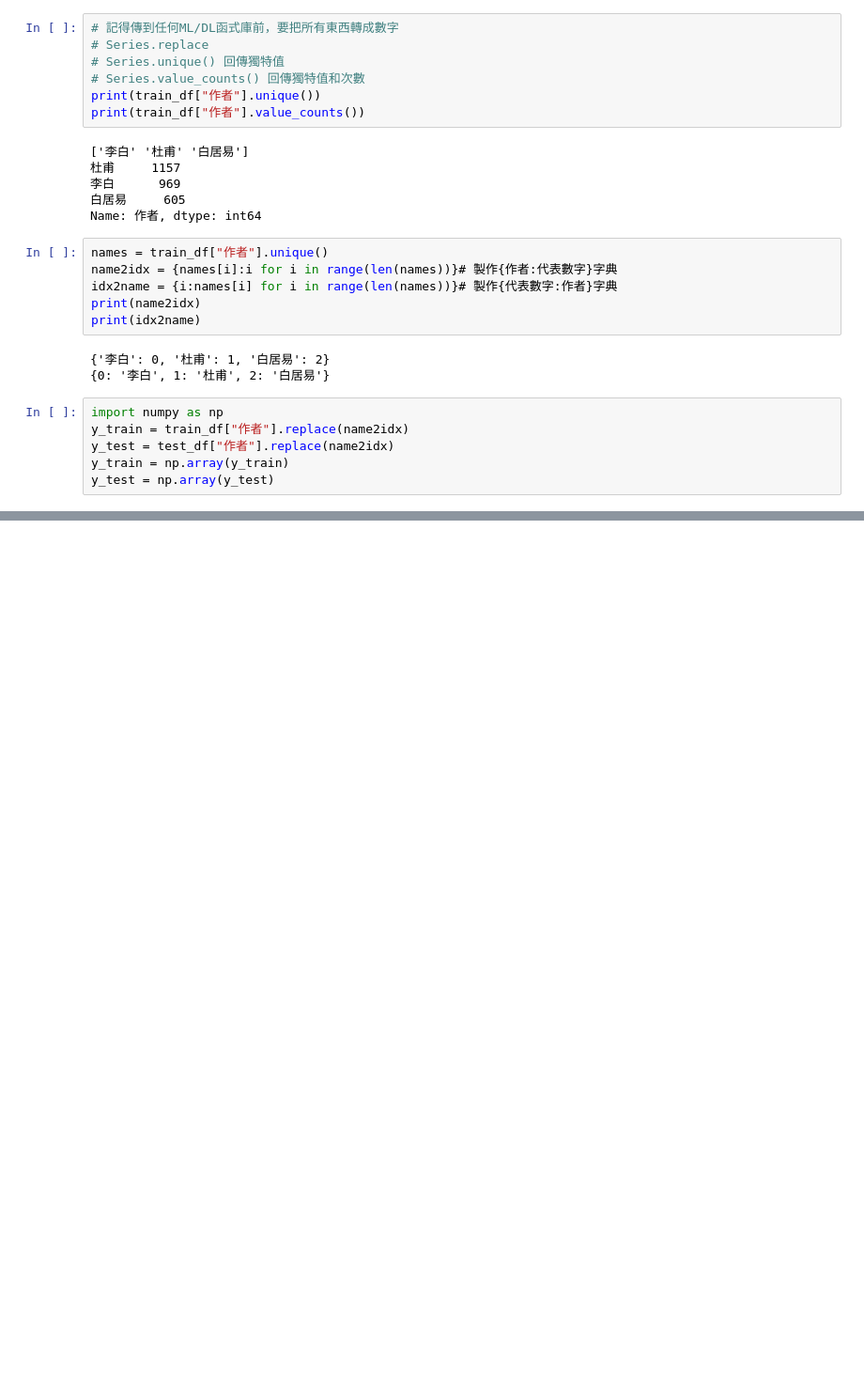
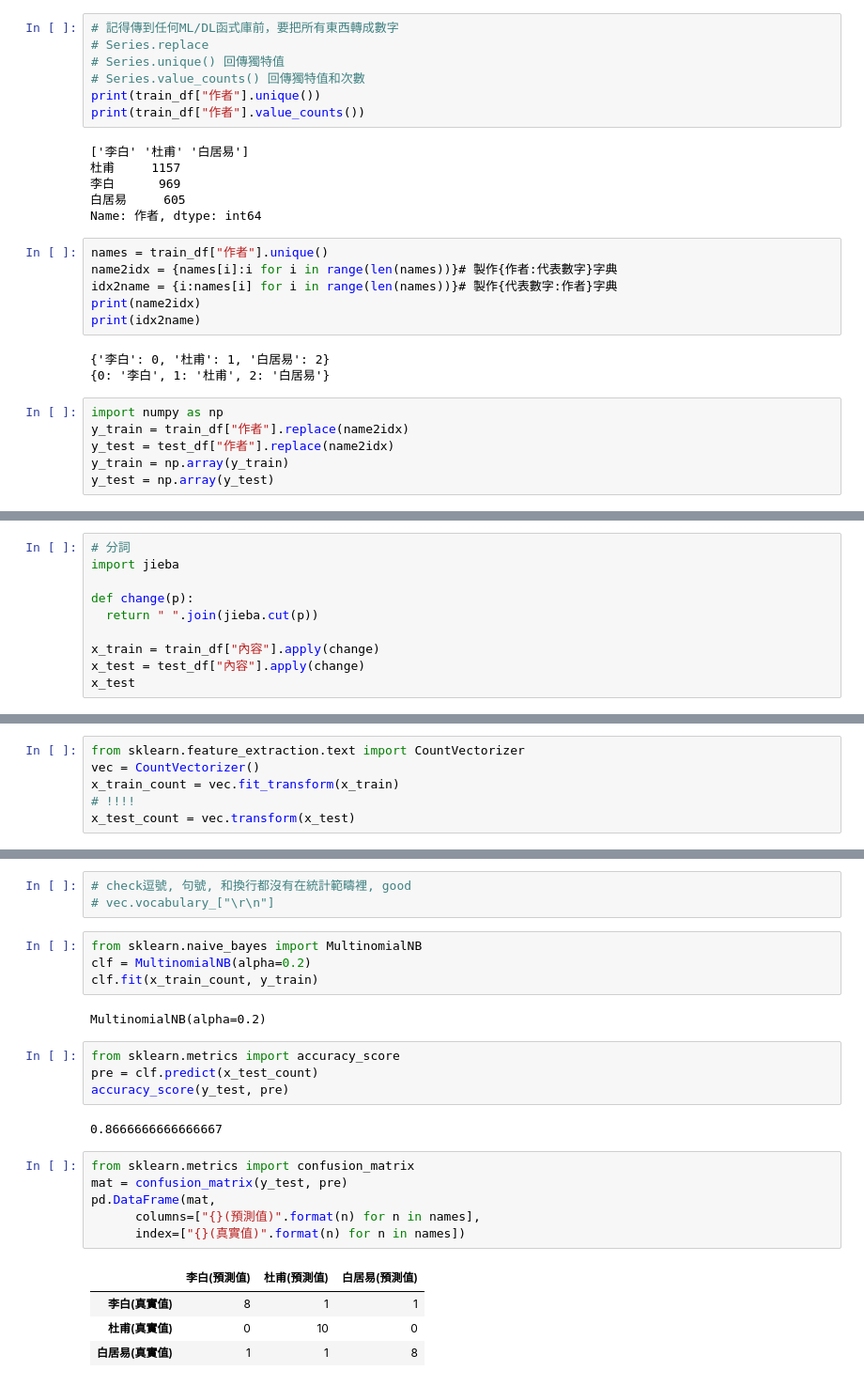
Before and after one commit to yihong1011/TibameML, a Jupyter notebook: 04_poem.ipynb, the cells around one changed output, grey strips where cells are left out. Shown: that part at 94% size. Cells and saved outputs as stored; diff of their text form; blank space fills up the shorter version.

```diff
--- a/04_poem.ipynb
+++ b/04_poem.ipynb
@@ -85,0 +116,10 @@ y_test = np.array(y_test)
+# %%
+# 分詞
+import jieba
+
+def change(p):
+  return " ".join(jieba.cut(p))
+
+x_train = train_df["內容"].apply(change)
+x_test = test_df["內容"].apply(change)
+x_test
@@ -85,0 +148,6 @@ y_test = np.array(y_test)
+# %%
+from sklearn.feature_extraction.text import CountVectorizer
+vec = CountVectorizer()
+x_train_count = vec.fit_transform(x_train)
+# !!!!
+x_test_count = vec.transform(x_test)
@@ -85,0 +178,26 @@ y_test = np.array(y_test)
+# %%
+# check逗號, 句號, 和換行都沒有在統計範疇裡, good
+# vec.vocabulary_["\r\n"]
+# %%
+from sklearn.naive_bayes import MultinomialNB
+clf = MultinomialNB(alpha=0.2)
+clf.fit(x_train_count, y_train)
+# %% [output]
+MultinomialNB(alpha=0.2)
+# %%
+from sklearn.metrics import accuracy_score
+pre = clf.predict(x_test_count)
+accuracy_score(y_test, pre)
+# %% [output]
+0.8666666666666667
+# %%
+from sklearn.metrics import confusion_matrix
+mat = confusion_matrix(y_test, pre)
+pd.DataFrame(mat,
+      columns=["{}(預測值)".format(n) for n in names],
+      index=["{}(真實值)".format(n) for n in names])
+# %% [output]
+|  | 李白(預測值) | 杜甫(預測值) | 白居易(預測值) |
+| 李白(真實值) | 8 | 1 | 1 |
+| 杜甫(真實值) | 0 | 10 | 0 |
+| 白居易(真實值) | 1 | 1 | 8 |
```
Also changed, not shown: parts of 5 cells of this notebook.
